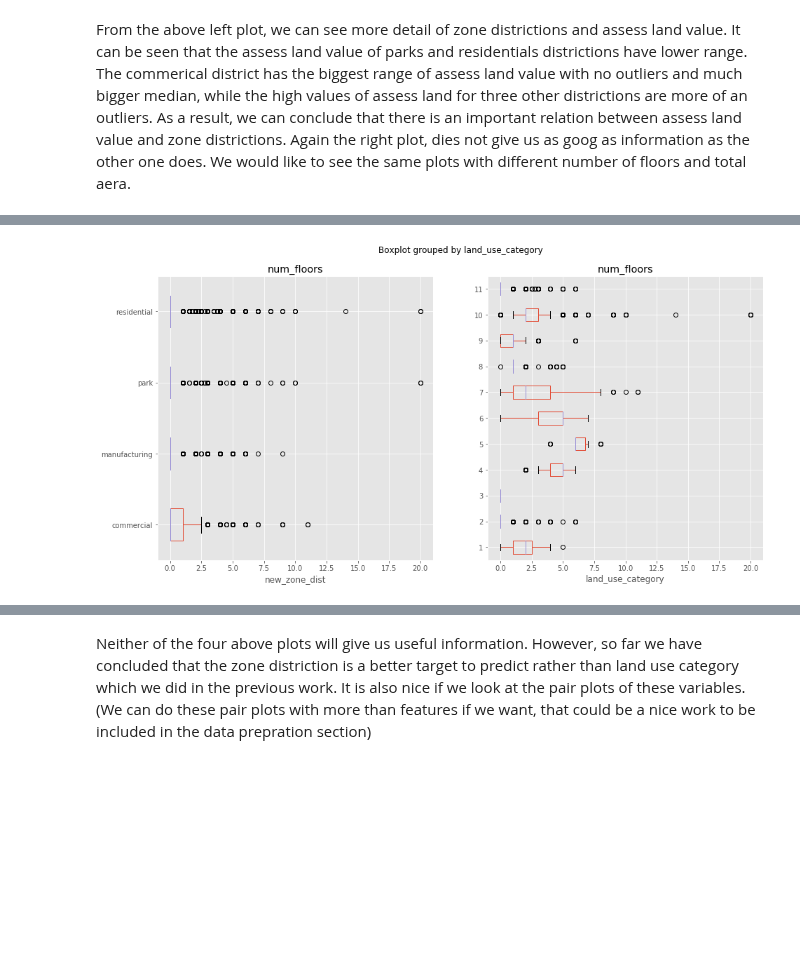
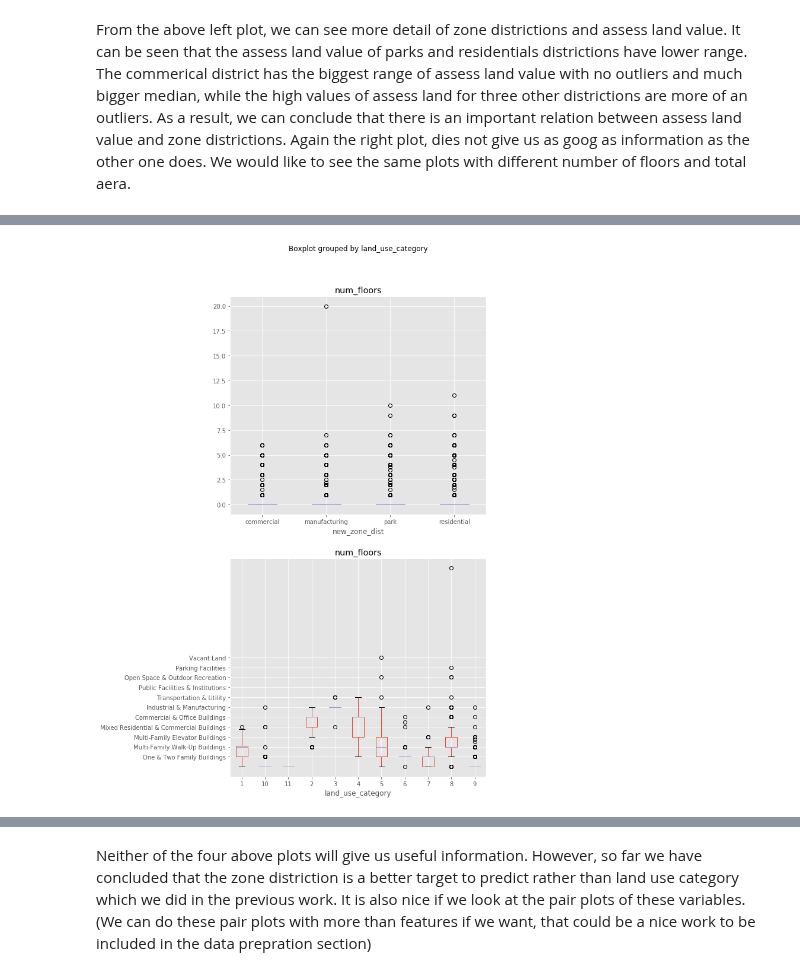
Before and after one commit to lavos84/DS7331-Term-Project, a Jupyter notebook: Project 2_Sarah_data preprocessing.ipynb, the cells around one changed output, grey strips where cells are left out. Saved outputs shown, nothing was run; the diff lists cells and outputs as text; code cells hidden in the pictures; blank space fills up the shorter version.

```diff
--- a/Project 2_Sarah_data preprocessing.ipynb
+++ b/Project 2_Sarah_data preprocessing.ipynb
@@ -327,8 +330,8 @@ nyc.reset_index(drop=True, inplace=True)
 So, we will be left with 24 numerical variables and 18 categorical variables. The categorical variables are as follows, before that let's convert zone dist 1 into category.
 # %%
 # identify categorical fields to look at
-nyc['zone_dist_1']=nyc['zone_dist_1'].astype('category')
-categorical_fields = list(nyc.select_dtypes(include=['category']).columns)
+nyc_2013['zone_dist_1']=nyc_2013['zone_dist_1'].astype('category')
+categorical_fields = list(nyc_2013.select_dtypes(include=['category']).columns)
 
 # subset the data
 nyc_categorical =  nyc[categorical_fields]
@@ -359,15 +366,15 @@ One of the above categorical features, so called structure completed, can be con
 #perform one hot encoding for some variables
 #structure_completed
 structure_completed_ht=[]
-for title in nyc["structure_completed"]:
+for title in nyc_2013["structure_completed"]:
     if title=='0':
         structure_completed_ht.append('No')
     else:
         structure_completed_ht.append('Yes')
 df=pd.DataFrame(structure_completed_ht, columns=['structure_completed_ht'])
-nyc=pd.concat((nyc,df),axis=1)
+nyc_2013=pd.concat((nyc_2013,df),axis=1)
 if 'structure_completed' in nyc_2013:
-    del nyc['structure_completed']
+    del nyc_2013['structure_completed']
 # %% [markdown]
 Since, the targets for the predictive models are "assesed value" and "zone dist 1", we want to perform some inspections on the relation and variation of these two features with the other features to drive some important results. Before moving on since there are 140 categories for zone dist 1, we want to see if we can reduce the number of categories so that the inspectin would be easier.
 
@@ -397,6 +404,6 @@ nyc[['assess_land','zone_dist_1']].groupby(['zone_dist_1']).count()
 # %%
 new_zone=[]
-for title in nyc["zone_dist_1"].astype(str):
+for title in nyc_2013["zone_dist_1"].astype(str):
     if title[0]=="M":
         new_zone.append('manufacturing')
     elif "PARK" in title:
@@ -406,6 +413,6 @@ for title in nyc["zone_dist_1"].astype(str):
     elif title[0]=="C":
         new_zone.append('commercial')
 df=pd.DataFrame(new_zone, columns=['new_zone_dist'])
-nyc=pd.concat((nyc,df),axis=1)
-nyc['new_zone_dist']=nyc['new_zone_dist'].astype('category')
+nyc_2013=pd.concat((nyc_2013,df),axis=1)
+nyc_2013['new_zone_dist']=nyc_2013['new_zone_dist'].astype('category')
 # %%
@@ -421,7 +428,7 @@ nyc[['assess_land','new_zone_dist']].groupby(['new_zone_dist']).count()
 Now, it is good that we seperate the features that we want to interpret them. Then we creat bins out of the assess land feature, as we just previously did in mini lab project. We would like to see the assess land range for different zone districts.
 # %%
 # we first creat a data set of those we would like to compare.
-nyc_compare_class=nyc[['assess_land','total_area','num_floors', \
+nyc_compare_class=nyc_2013[['assess_land','total_area','num_floors', \
                         'new_zone_dist','structure_completed_ht','land_use_category']]
 # %%
 # All records with Assess_Land values different than zero and counts by our new feature 'Assess_Range'
@@ -539,36 +609,37 @@ plt.show()
 # %%
-fig, ax = plt.subplots(1,2, figsize=(WIDTH, HEIGHT/2))
+fig, ax = plt.subplots(2,1, figsize=(WIDTH/2, HEIGHT))
 plt.suptitle('')
 
 nyc_compare_class.loc[nyc_compare_class.assess_land < 300000].boxplot(
     column=['num_floors'],
     by='new_zone_dist',
     ax=ax[0],
-    vert=False
+    vert=True
 )
 yticks(
     (1, 2, 3, 4),
     ('commercial',
      'manufacturing',
      'park',
      'residential',
      )
 )
 nyc_compare_class.loc[nyc_compare_class.assess_land < 300000].boxplot(
     column=['num_floors'],
     by='land_use_category',
     ax=ax[1],
-    vert=False
+    vert=True
 )
 yticks(
     (1, 2, 3, 4 ,5,6,7,8,9,10,11),
-    ('1', '2' ,'3','4',
-     '5','6','7','8','9',
-     '10','11')
+        ('One & Two Family Buildings', 'Multi-Family Walk-Up Buildings' ,'Multi-Family Elevator Buildings','Mixed Residential & Commercial Buildings',
+     'Commercial & Office Buildings','Industrial & Manufacturing','Transportation & Utility','Public Facilities & Institutions',
+     'Open Space & Outdoor Recreation',
+     'Parking Facilities','Vacant Land')
 )
 
 
 plt.show()
 # %% [output]
-[figure, old version]
+[figure, new version]
 # %%
```
Also changed, not shown: parts of 14 cells of this notebook.
